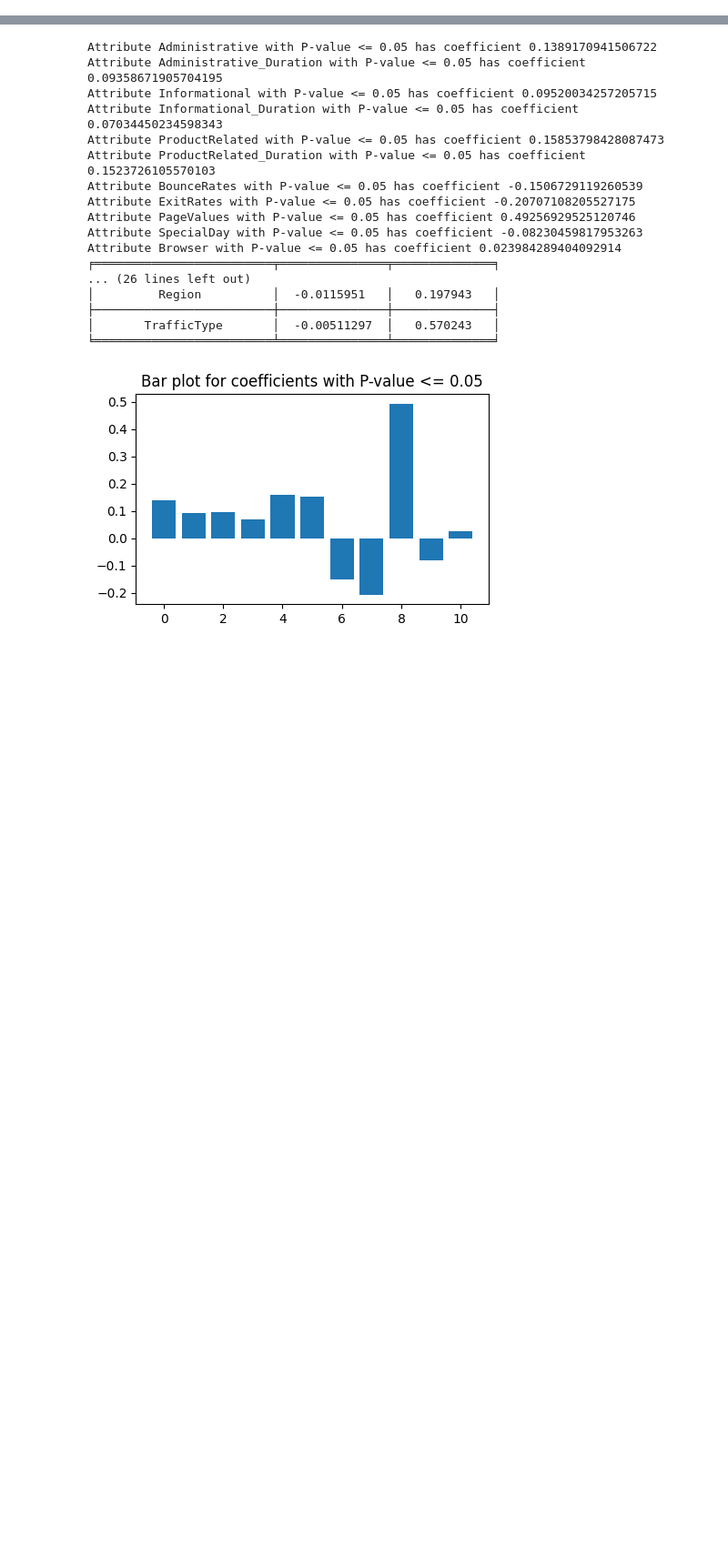
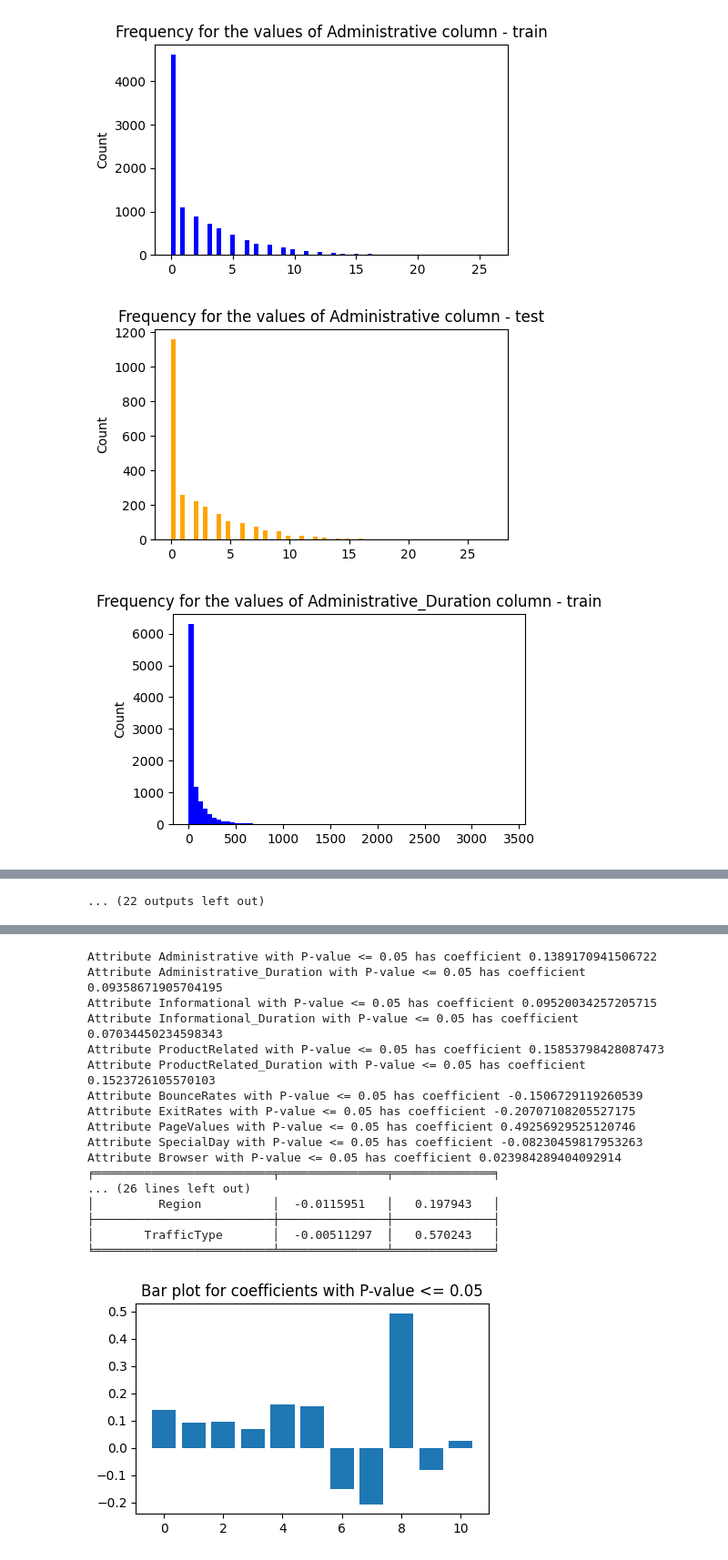
Before and after one commit to CosminAvramescu/Revenue-Predictability-Logistic-Regression, a Jupyter notebook: Tema2.ipynb, the cells around one changed output, grey strips where cells are left out. Shown at 91% size. Cells and saved outputs as stored; diff of their text form; code cells hidden in the pictures; blank space fills up the shorter version.

```diff
--- a/Tema2.ipynb
+++ b/Tema2.ipynb
@@ -10,13 +10,11 @@ from sklearn.preprocessing import LabelEncoder, MinMaxScaler, StandardScaler, Ro
 from sklearn.model_selection import train_test_split
 from sklearn.linear_model import LogisticRegression
 from sklearn.tree import DecisionTreeClassifier
-from sklearn.metrics import precision_score, recall_score, f1_score
-from math import log2
-import csv
-import os
-import random
+from sklearn.metrics import precision_score, recall_score, f1_score, accuracy_score
+from scipy.special import expit
+from sklearn.pipeline import Pipeline
 
-dataset = pd.read_csv("dataset.csv")
+dataset = pd.read_csv("dataset.csv", dtype={'Administrative_Duration': float, "Informational_Duration": float, "ProductRelated_Duration": float, "BounceRates": float, "PageValues": float})
 
 %matplotlib notebook
 %matplotlib inline
@@ -41 +43,38 @@ memory usage: 96.5 KB
 None
+# %%
+X = dataset.iloc[:, :-1].values
+T = dataset.iloc[:, -1].values
+X_train, X_test, y_train, y_test = train_test_split(X, T, test_size=0.20, random_state=1)
+
+df_train = pd.DataFrame(X_train, columns=['Administrative', 'Administrative_Duration', 'Informational', 'Informational_Duration', 'ProductRelated', 'ProductRelated_Duration', 'BounceRates', 'ExitRates', 'PageValues', 'SpecialDay', 'Month', 'OperatingSystems', 'Browser', 'Region', 'TrafficType', 'VisitorType', 'Weekend'])
+df_test = pd.DataFrame(X_test, columns=['Administrative', 'Administrative_Duration', 'Informational', 'Informational_Duration', 'ProductRelated', 'ProductRelated_Duration', 'BounceRates', 'ExitRates', 'PageValues', 'SpecialDay', 'Month', 'OperatingSystems', 'Browser', 'Region', 'TrafficType', 'VisitorType', 'Weekend'])
+
+for col in df_train.columns:
+    if(col not in ['Month', 'VisitorType', 'Weekend', 'Revenue']):
+        plt.figure(figsize=(5, 3))
+        plt.ylabel('Count')
+        plt.title(f"Frequency for the values of {col} column - train")
+        plt.hist(df_train[col], bins=70, color='blue')
+        plt.show()
+
+        plt.figure(figsize=(5, 3))
+        plt.ylabel('Count')
+        plt.title(f"Frequency for the values of {col} column - test")
+        plt.hist(df_test[col], bins=70, color='orange')
+        plt.show()
+    else:
+        plt.figure(figsize=(5, 3))
+        plt.ylabel('Count')
+        plt.title(f"Frequency for the values of {col} column - train")
+        sns.countplot(x=col, data=df_train, color='blue')
+        plt.show()
+
+        plt.figure(figsize=(5, 3))
+        plt.ylabel('Count')
+        plt.title(f"Frequency for the values of {col} column - test")
+        sns.countplot(x=col, data=df_test, color='orange')
+        plt.show()
+# %% [output]
+[figure, added]
+[figure, added]
+[figure, added]
@@ -41,0 +90 @@ None
+... (22 outputs left out)
```
Also changed, not shown: parts of 16 cells of this notebook, 3 other files.
